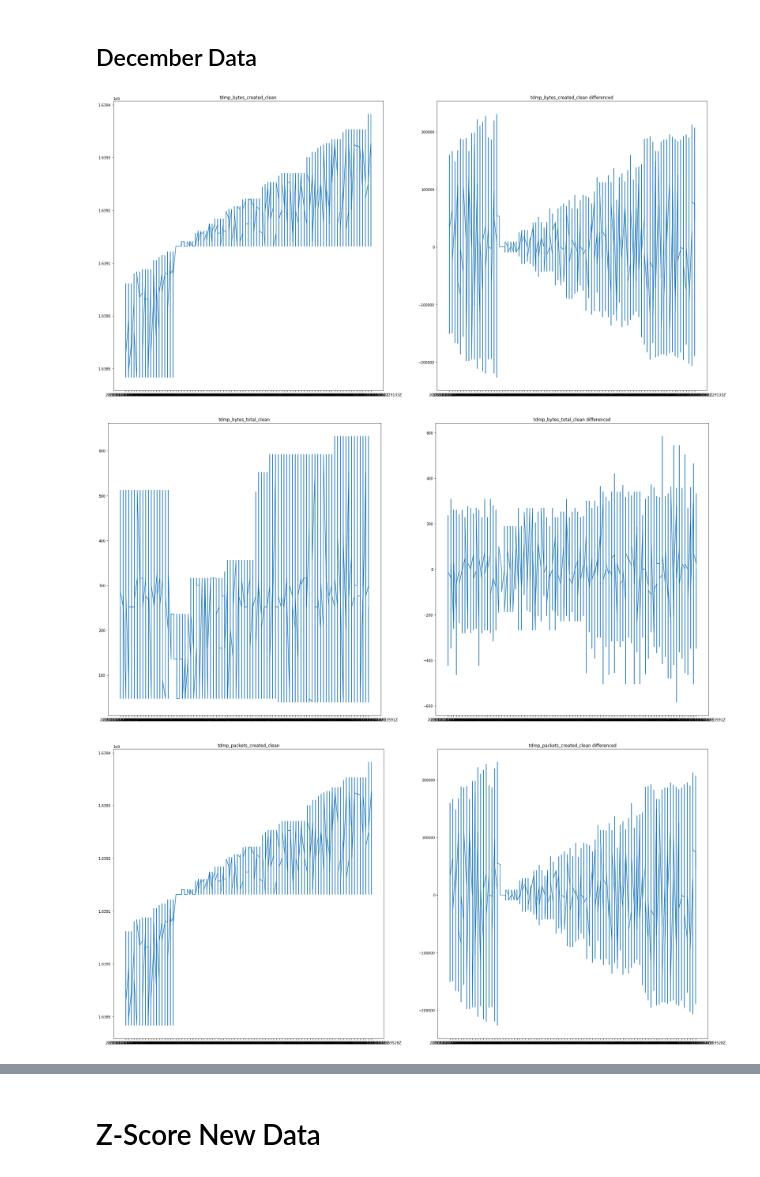
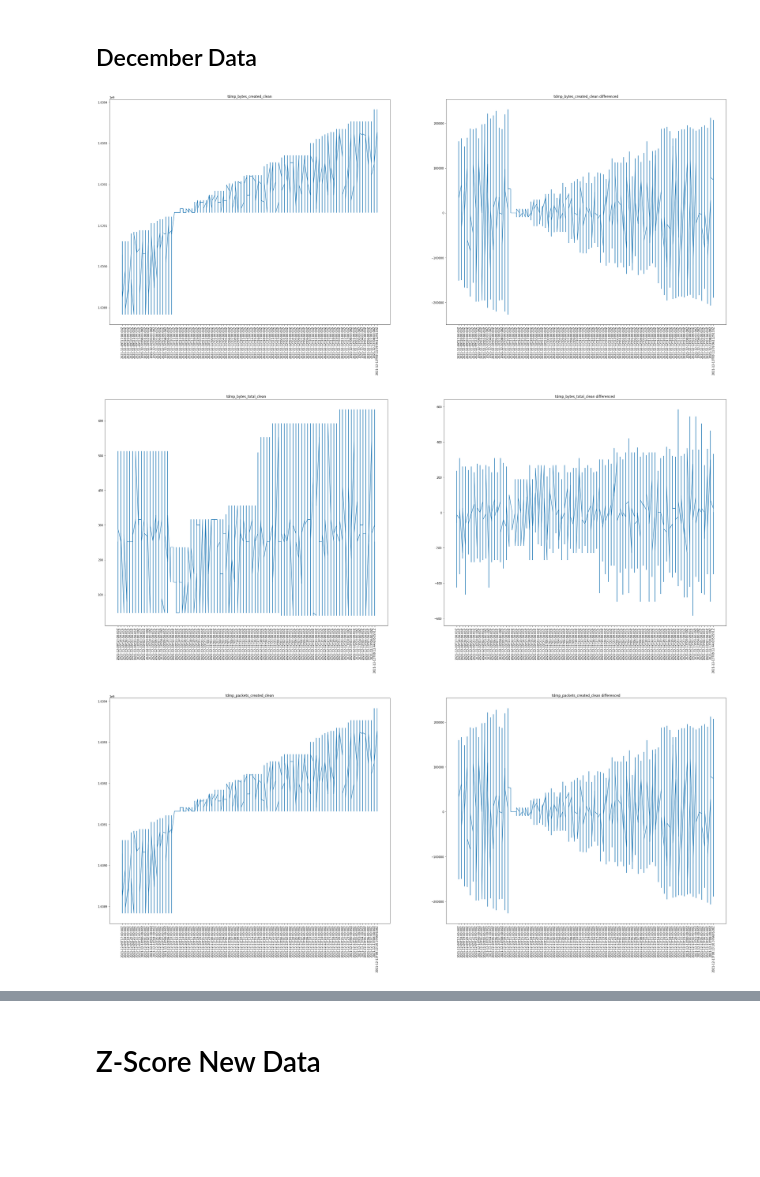
Before and after one commit to TimeEvolvingAnalytics/Anomaly-Detector, a Jupyter notebook: AD.ipynb, the cells around one changed output, grey strips where cells are left out. Saved outputs shown, nothing was run; the diff lists cells and outputs as text; code cells hidden in the pictures; blank space fills up the shorter version.

```diff
--- a/AD.ipynb
+++ b/AD.ipynb
@@ -114,24 +82,24 @@ for value in values:
 # %%
 values = ['tdmp_bytes_created_clean','tdmp_bytes_total_clean','tdmp_packets_created_clean','tdmp_packets_total_clean']
 
 for value in values:
     path = 'new_dataset/' + value
     df = pd.DataFrame()
     f = pd.read_csv(path + '.csv',header=0).sort_values(by='_time',ascending=True)
     df = pd.concat([df,f],axis=0,ignore_index=True)
-    fig = plt.figure(figsize=(30, 15))
-    plt.xticks(rotation=45)
 
-    ax1 = plt.subplot(1, 2, 1)
+    fig = plt.figure(figsize=(40, 15))
+    ax1 = fig.add_subplot(121)
+    ax2 = fig.add_subplot(122)
     ax1.set_title(value)
-    plt.plot(df["_time"], df["_value"])
-
-    ax2 = plt.subplot(1, 2, 2)
     ax2.set_title(value + " differenced")
-    plt.plot(df["_time"], df["_value"].diff())
+    ax1.plot(df["_time"], df["_value"])
+    ax1.tick_params(axis='x', rotation=90)
+    ax2.plot(df["_time"], df["_value"].diff())
+    ax2.tick_params(axis='x', rotation=90)
     plt.show()
-    #fig.savefig('new_dataset/plots/' + value + '.png', dpi=fig.dpi)
+    fig.savefig('new_dataset/plots/' + value + '.png', dpi=fig.dpi)
 # %% [output]
-[figure, old version]
+[figure, new version]
-[figure, old version]
+[figure, new version]
-[figure, old version]
+[figure, new version]
```
Also changed, not shown: parts of 16 cells of this notebook, 15 other files.
